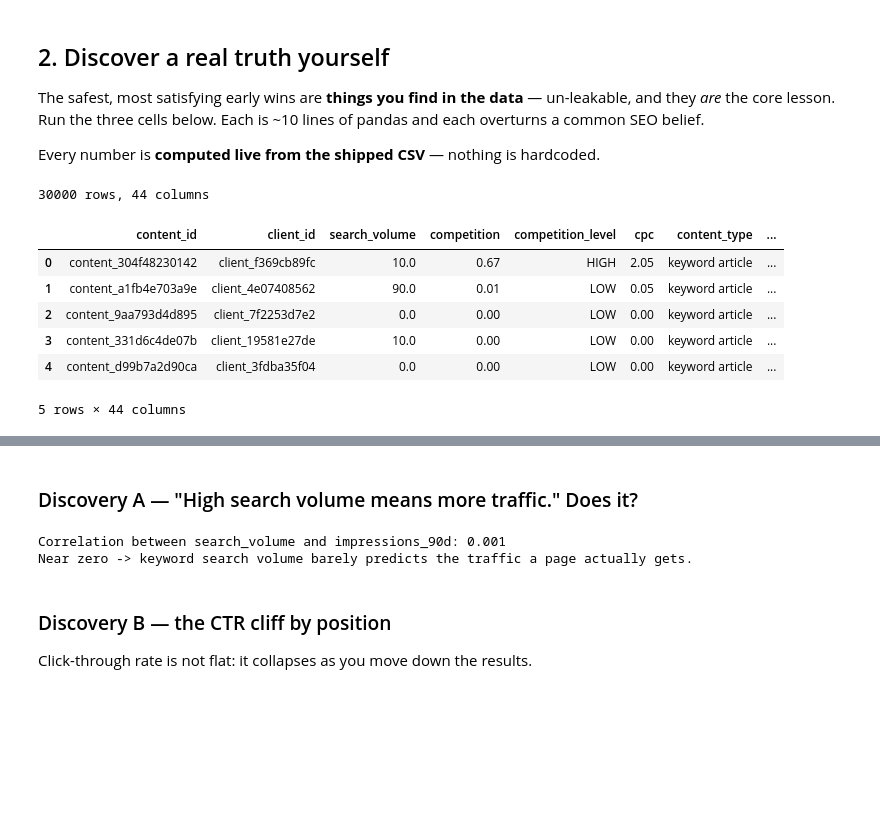
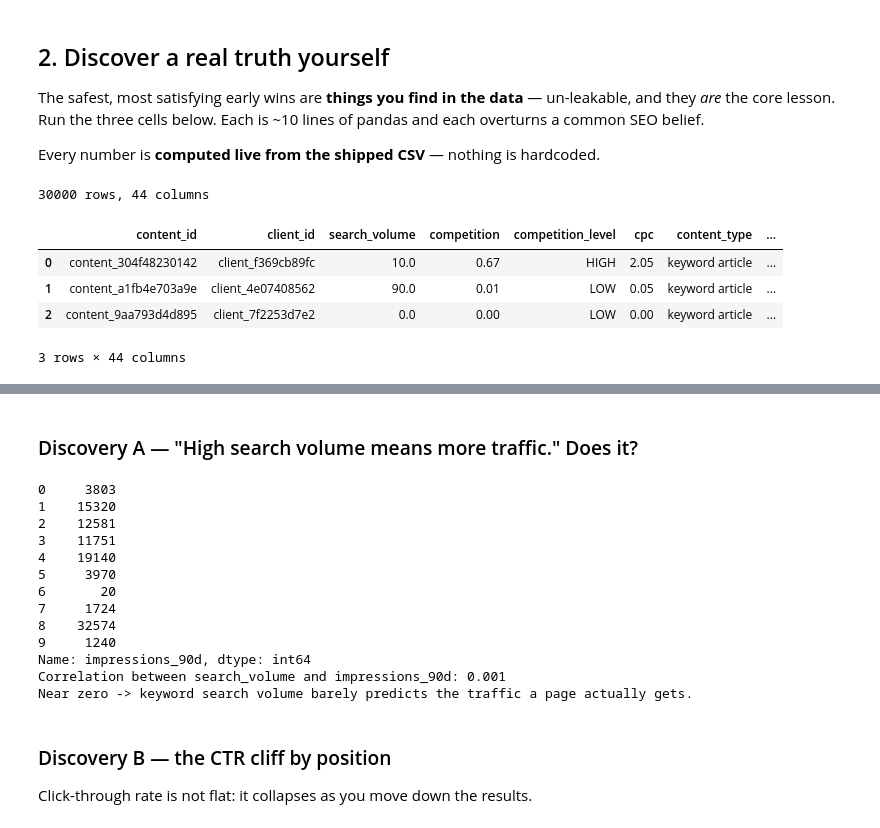
Before and after one commit to GianGian05/Starter-Notebook, a Jupyter notebook: notebooks/01_first_look_and_discovery.ipynb, the cells around one changed output, grey strips where cells are left out. Drawn from its saved outputs; the diff is of its cells as text; code cells hidden in the pictures; blank space fills up the shorter version.

```diff
--- a/notebooks/01_first_look_and_discovery.ipynb
+++ b/notebooks/01_first_look_and_discovery.ipynb
@@ -89,14 +91,12 @@ Every number is **computed live from the shipped CSV** — nothing is hardcoded.
 # %%
 import pandas as pd, numpy as np
 df = pd.read_csv("data/raw/content_refresh_anonymized.csv")
 print(df.shape[0], "rows,", df.shape[1], "columns")
-df.head(5)
+df.head(3)
 # %% [output]
 30000 rows, 44 columns
 |  | content_id | client_id | search_volume | competition | competition_level | cpc | content_type | ... |
 | 0 | content_304f48230142 | client_f369cb89fc | 10.0 | 0.67 | HIGH | 2.05 | keyword article | ... |
 | 1 | content_a1fb4e703a9e | client_4e07408562 | 90.0 | 0.01 | LOW | 0.05 | keyword article | ... |
 | 2 | content_9aa793d4d895 | client_7f2253d7e2 | 0.0 | 0.00 | LOW | 0.00 | keyword article | ... |
-| 3 | content_331d6c4de07b | client_19581e27de | 10.0 | 0.00 | LOW | 0.00 | keyword article | ... |
-| 4 | content_d99b7a2d90ca | client_3fdba35f04 | 0.0 | 0.00 | LOW | 0.00 | keyword article | ... |
-5 rows × 44 columns
+3 rows × 44 columns
@@ -105,9 +104,21 @@ Warning: Total number of columns (44) exceeds max_columns (20) limiting to first
 ### Discovery A — "High search volume means more traffic." Does it?
 # %%
 corr = df["search_volume"].corr(df["impressions_90d"])
+print((df['impressions_90d']).head(10))
 print(f"Correlation between search_volume and impressions_90d: {corr:.3f}")
 print("Near zero -> keyword search volume barely predicts the traffic a page actually gets.")
 # %% [output]
+0     3803
+1    15320
+2    12581
+3    11751
+4    19140
+5     3970
+6       20
+7     1724
+8    32574
+9     1240
+Name: impressions_90d, dtype: int64
 Correlation between search_volume and impressions_90d: 0.001
 Near zero -> keyword search volume barely predicts the traffic a page actually gets.
 # %% [markdown]
```
Also changed, not shown: parts of 12 cells of this notebook.
